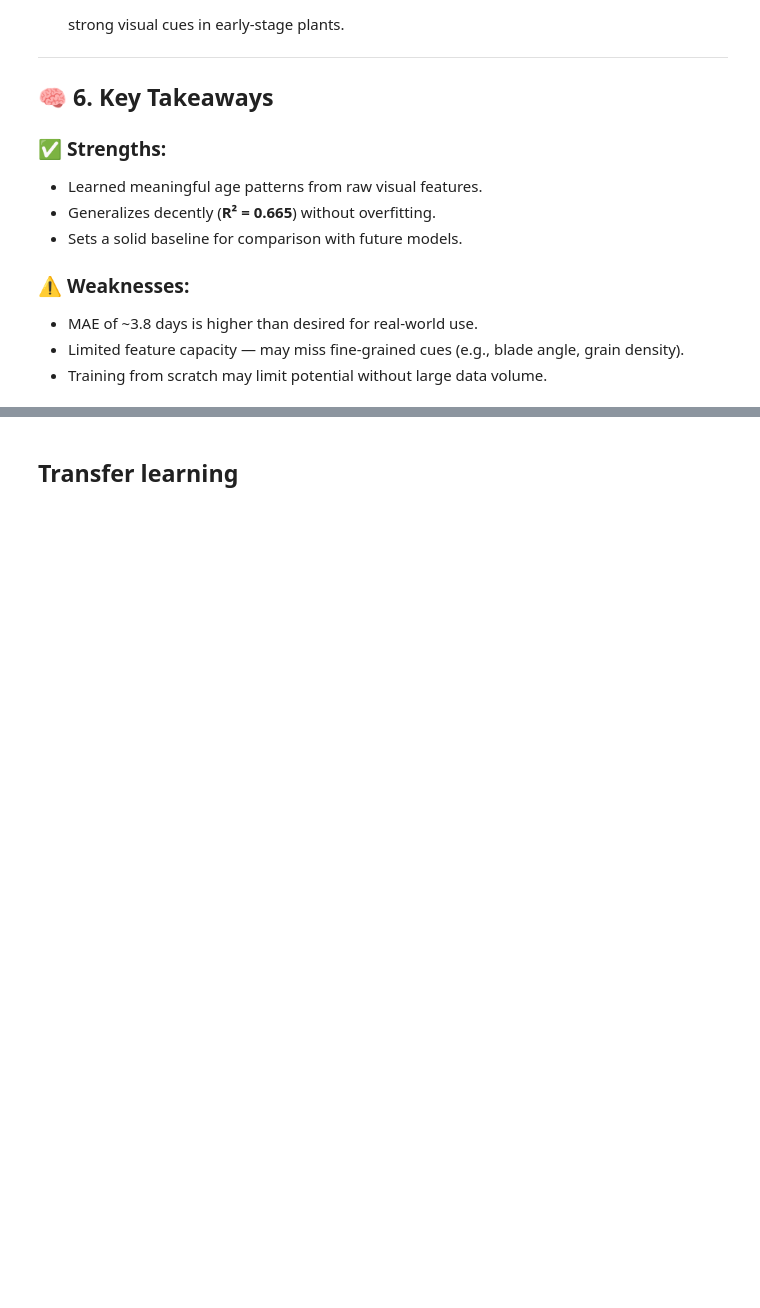
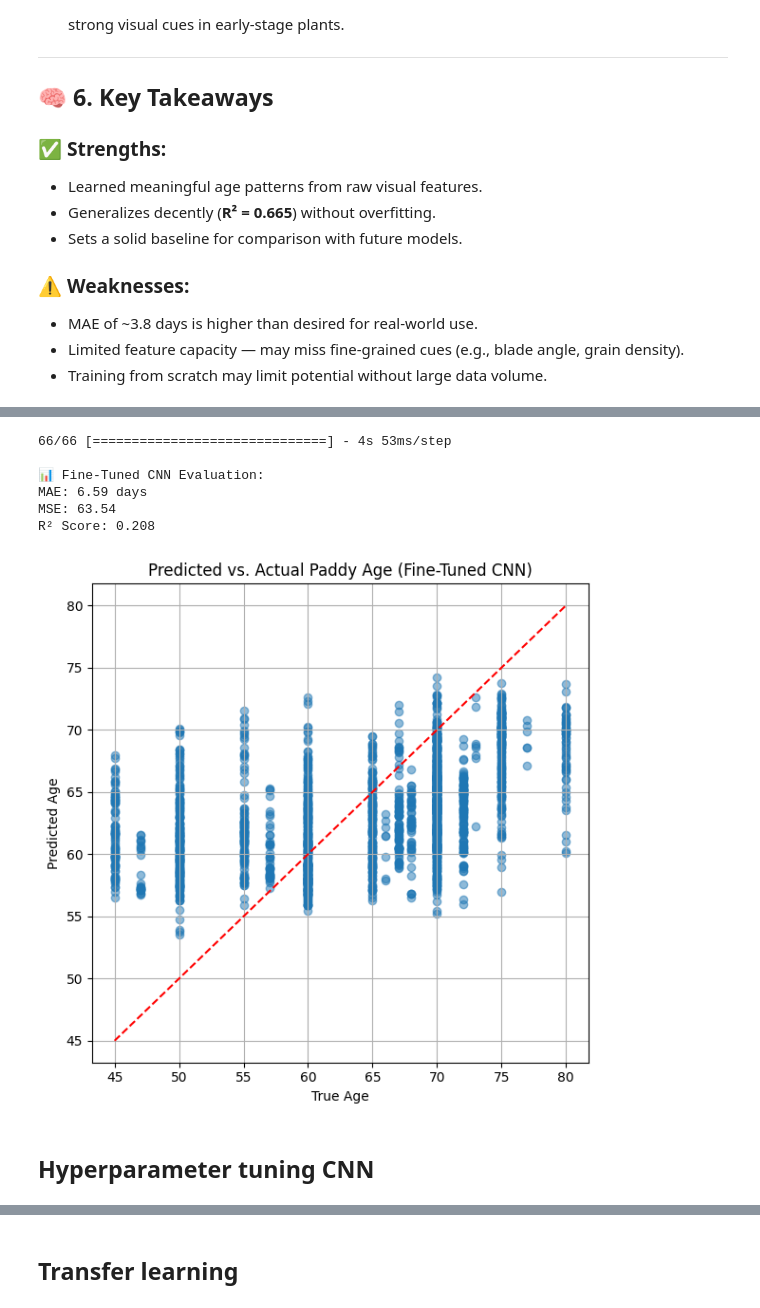
Before and after one commit to hoangyennguyen-work/COSC2753_A2_S3_G7, a Jupyter notebook: sub2.ipynb, the cells around one changed output, grey strips where cells are left out. Cells and saved outputs as stored; diff of their text form; code cells hidden in the pictures; blank space fills up the shorter version.

Commit message:
tuned the cnn end to end

```diff
--- a/sub2.ipynb
+++ b/sub2.ipynb
@@ -324,0 +402,16 @@ This serves as a **baseline model** to benchmark against more advanced approache
+# %%
+train_ds = make_dataset("train.csv", augment=True, shuffle=True)
+test_ds  = make_dataset("test.csv", augment=False)
+
+model2 = build_finetuned_cnn()
+
+early_stop = callbacks.EarlyStopping(monitor='val_mean_absolute_error', patience=5, restore_best_weights=True)
+
+reduce_lr = callbacks.ReduceLROnPlateau(monitor='val_loss', factor=0.3, patience=2, verbose=1)
+
+history2 = model2.fit(
+    train_ds,
+    validation_data=test_ds,
+    epochs=40,
+    callbacks=[early_stop, reduce_lr]
+)
@@ -324,0 +436,36 @@ This serves as a **baseline model** to benchmark against more advanced approache
+# %%
+test_df = pd.read_csv("test.csv")
+true_scaled = test_df["age_scaled"].values
+true_unscaled = true_scaled * age_std + age_mean
+
+y_pred_scaled = model2.predict(test_ds).flatten()
+y_pred_unscaled = y_pred_scaled * age_std + age_mean
+
+mae = mean_absolute_error(true_unscaled, y_pred_unscaled)
+mse = mean_squared_error(true_unscaled, y_pred_unscaled)
+r2 = r2_score(true_unscaled, y_pred_unscaled)
+
+print(f"\n📊 Fine-Tuned CNN Evaluation:")
+print(f"MAE: {mae:.2f} days")
+print(f"MSE: {mse:.2f}")
+print(f"R² Score: {r2:.3f}")
+
+plt.figure(figsize=(6, 6))
+plt.scatter(true_unscaled, y_pred_unscaled, alpha=0.5)
+plt.plot([min(true_unscaled), max(true_unscaled)], [min(true_unscaled), max(true_unscaled)], 'r--')
+plt.xlabel("True Age")
+plt.ylabel("Predicted Age")
+plt.title("Predicted vs. Actual Paddy Age (Fine-Tuned CNN)")
+plt.grid(True)
+plt.tight_layout()
+plt.show()
+# %% [output]
+66/66 [==============================] - 4s 53ms/step
+
+📊 Fine-Tuned CNN Evaluation:
+MAE: 6.59 days
+MSE: 63.54
+R² Score: 0.208
+[figure, added]
+# %% [markdown]
+## Hyperparameter tuning CNN
```
Also changed, not shown: parts of 24 cells of this notebook, 4 other files.
